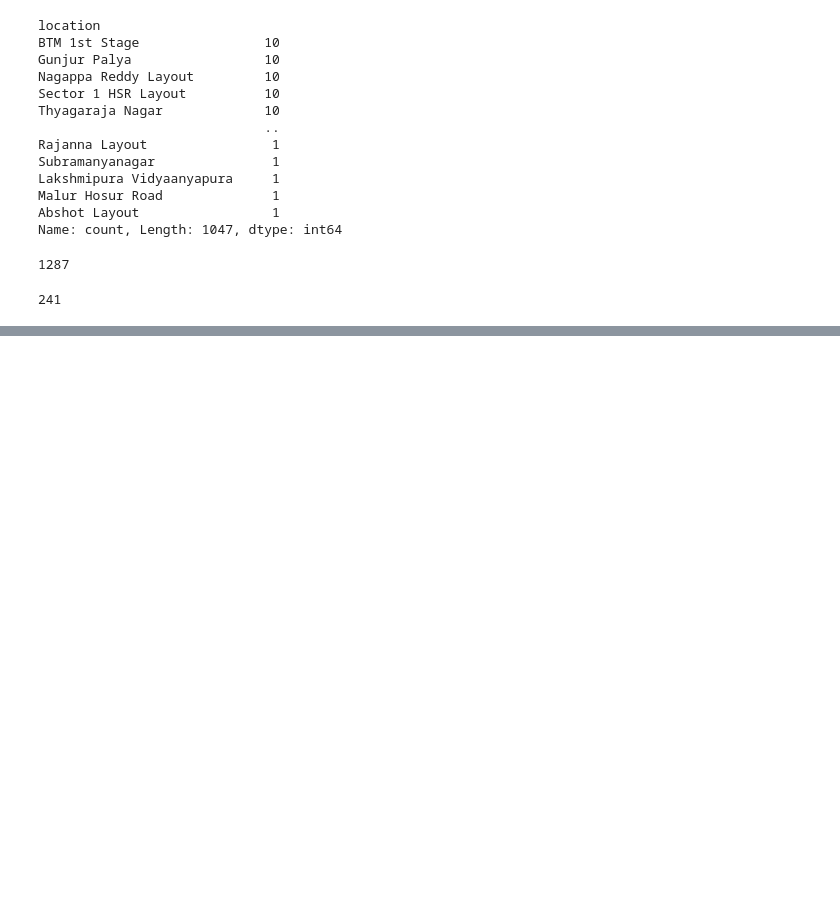
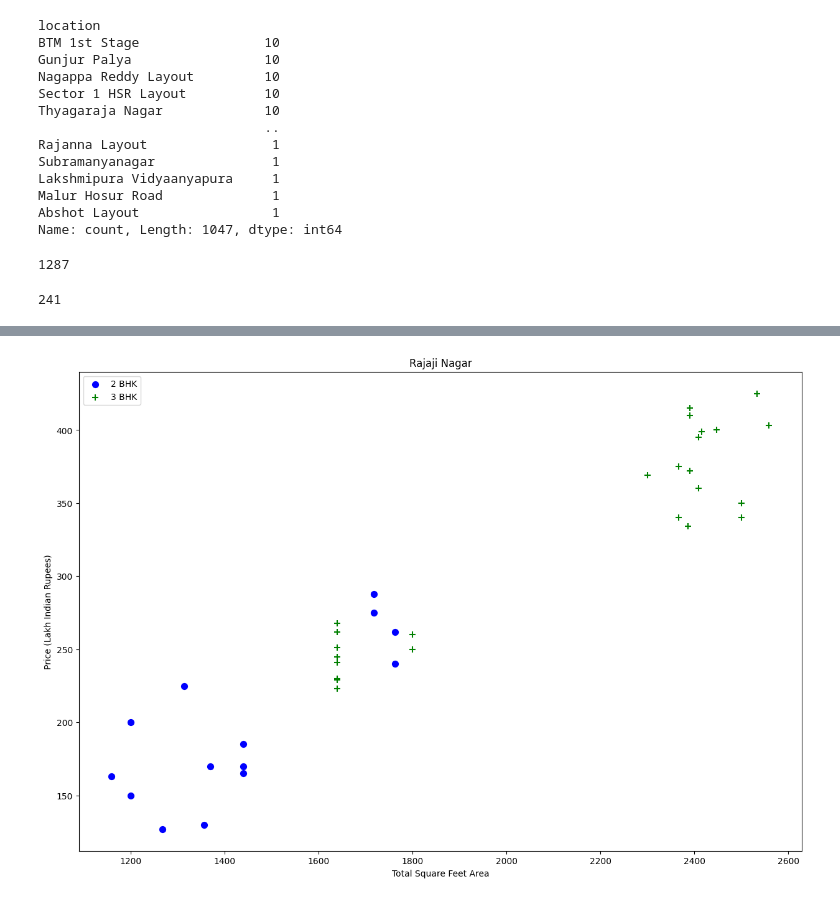
Before and after one commit to yashRajora6562/bengluru-home-prices-prediction, a Jupyter notebook: homePrices.ipynb, the cells around one changed output, grey strips where cells are left out. Cells and saved outputs as stored; diff of their text form; code cells hidden in the pictures; blank space fills up the shorter version.

```diff
--- a/homePrices.ipynb
+++ b/homePrices.ipynb
@@ -192,0 +292,4 @@ len(df5.location.unique())
+# %%
+plot_scatter_chart(df8,"Rajaji Nagar")
+# %% [output]
+[figure, added]
```
Also changed, not shown: parts of 24 cells of this notebook.
